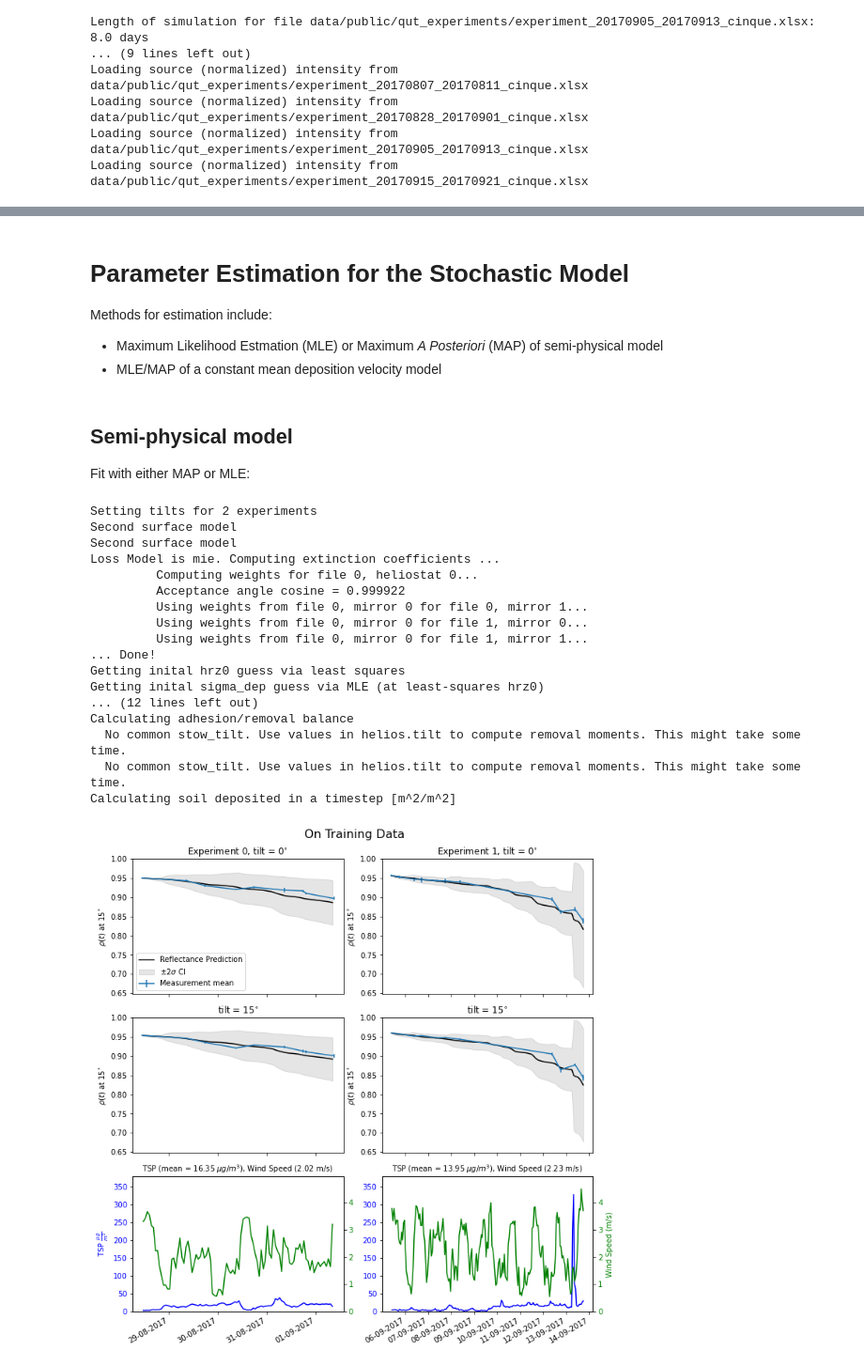
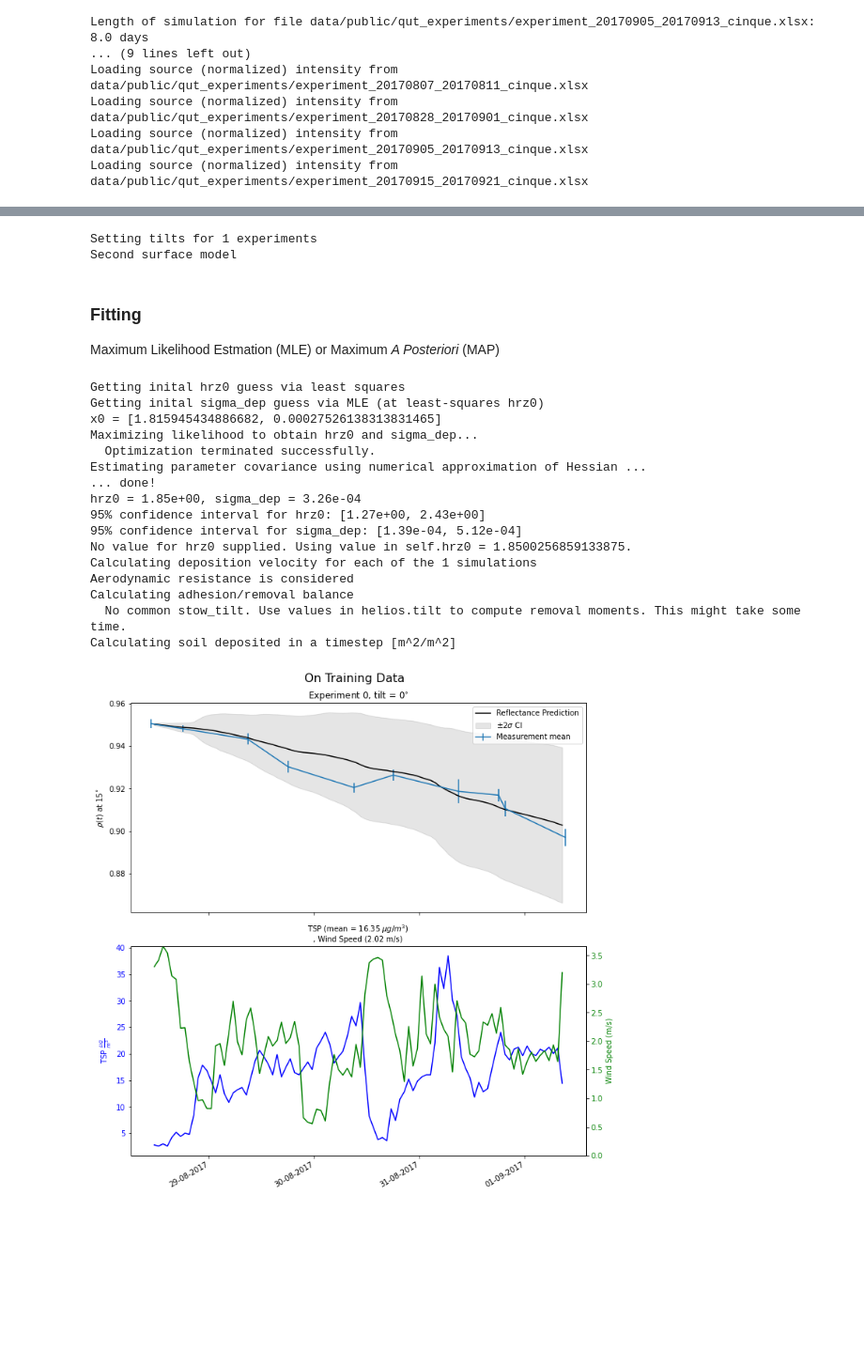
Before and after one commit to cholette/HelioSoil, a Jupyter notebook: demo_hrz0_fitting.ipynb, the cells around one changed output, grey strips where cells are left out. Shown at 94% size. Drawn from its saved outputs; the diff is of its cells as text; code cells hidden in the pictures; blank space fills up the shorter version.

```diff
--- a/demo_hrz0_fitting.ipynb
+++ b/demo_hrz0_fitting.ipynb
@@ -163,5 +155,5 @@ Fitting. Use training data only.
 # %%
-hrz0_multi,sse_multi = imodel.fit_hrz0_least_squares(sim_data_train,reflect_data_train)
+hrz0_multi,sse_multi = imodel.fit_least_squares(sim_data_train,reflect_data_train)
 imodel.update_model_parameters(hrz0_multi)
 # %% [output]
 Fitting hrz0 with least squares ...
@@ -169,0 +164,9 @@ Fitting hrz0 with least squares ...
+# %%
+imodel.helios_angles(sim_data_total,reflect_data_total,second_surface=second_surf)
+
+# Use the below if extinction weights are not necessarily the same for each file
+# imodel.helios.compute_extinction_weights(sim_data_total,imodel.loss_model,verbose=True)
+
+# case where extinction weights are known to be the same as the ext_weights from the training file
+file_inds = np.arange(len(files_experiment))
+imodel = smu.set_extinction_coefficients(imodel,ext_weights,file_inds)
@@ -207,66 +221,69 @@ Calculating soil deposited in a timestep [m^2/m^2]
+# %%
+imodel.helios_angles(   sim_data_train,
+                        reflect_data_train,
+                        second_surface=second_surf)
+
+# Use the below if extinction weights are not necessarily the same for each file
+# imodel.helios.compute_extinction_weights(   sim_data_train,
+#                                             imodel.loss_model,
+#                                             verbose=True
+#                                             )
+
+# case where extinction weights are known to be the same as the ext_weights from the training file
+file_inds = np.arange(len(files_experiment_train))
+imodel = smu.set_extinction_coefficients(imodel,ext_weights,file_inds)
+# %% [output]
+Setting tilts for 1 experiments
+Second surface model
 # %% [markdown]
-# Parameter Estimation for the Stochastic Model
-Methods for estimation include:
-* Maximum Likelihood Estmation (MLE) or Maximum *A Posteriori* (MAP) of semi-physical model
-* MLE/MAP of a constant mean deposition velocity model
+### Fitting
+Maximum Likelihood Estmation (MLE) or Maximum *A Posteriori* (MAP)
-# %% [markdown]
-## Semi-physical model
-Fit with either MAP or MLE:
 # %%
-imodel.helios_angles(   sim_data_train,
-                        reflect_data_train,
-                        second_surface=second_surf)
-
-imodel.helios.compute_extinction_weights(   sim_data_train,
-                                            imodel.loss_model,
-                                            verbose=True
-                                            )
 
 param_hat,param_cov = imodel.fit_mle(   sim_data_train,
                                         reflect_data_train,
                                         transform_to_original_scale=True    )
 
-# MAP Fitting
+# # MAP Fitting
 # sigma_h = np.log(np.log(10.0))
 # mu_h = np.log(np.log(2.0))
-# sigma_sigma_dep = 3.0
-# mu_sigma_dep = -5.0
+# sigma_sigma_dep = 5.0
+# mu_sigma_dep = -2.0
 # priors =    {   'log_log_hrz0': norm(scale=sigma_h,loc=mu_h),\
 #                 'log_sigma_dep': norm(scale=sigma_sigma_dep,loc=mu_sigma_dep)\
 #             }
 # param_hat,param_cov = imodel.fit_map(   sim_data_train,
 #                                         reflect_data_train,
 #                                         priors,verbose=True,
 #                                         transform_to_original_scale=True)
 
 
 s = np.sqrt(np.diag(param_cov))
 param_ci = param_hat + 1.96*s*np.array([[-1],[1]])
 hrz0_mle,sigma_dep_mle = param_hat
 imodel.update_model_parameters(param_hat)
 imodel.predict_reflectance(sim_data_train) # writes output into imodel.helios.soiling_factor
-imodel.plot_soiling_factor( sim_data_train,
+_,_,_ = imodel.plot_soiling_factor( sim_data_train,
                             reflectance_data=reflect_data_train,
                             figsize=(10,10),
                             reflectance_std='mean',
                             save_path="results/",
-                            fig_title="On Training Data"    );
+                            fig_title="On Training Data"    )
 # %% [output]
-Setting tilts for 2 experiments
-Second surface model
-Second surface model
-Loss Model is mie. Computing extinction coefficients ...
-         Computing weights for file 0, heliostat 0...
-         Acceptance angle cosine = 0.999922
-         Using weights from file 0, mirror 0 for file 0, mirror 1...
-         Using weights from file 0, mirror 0 for file 1, mirror 0...
-         Using weights from file 0, mirror 0 for file 1, mirror 1...
-... Done!
 Getting inital hrz0 guess via least squares
 Getting inital sigma_dep guess via MLE (at least-squares hrz0)
-... (12 lines left out)
+x0 = [1.815945434886682, 0.00027526138313831465]
+Maximizing likelihood to obtain hrz0 and sigma_dep...
+  Optimization terminated successfully.
+Estimating parameter covariance using numerical approximation of Hessian ...
+... done!
+hrz0 = 1.85e+00, sigma_dep = 3.26e-04
+95% confidence interval for hrz0: [1.27e+00, 2.43e+00]
+95% confidence interval for sigma_dep: [1.39e-04, 5.12e-04]
+No value for hrz0 supplied. Using value in self.hrz0 = 1.8500256859133875.
+Calculating deposition velocity for each of the 1 simulations
+Aerodynamic resistance is considered
 Calculating adhesion/removal balance
   No common stow_tilt. Use values in helios.tilt to compute removal moments. This might take some time.
-  No common stow_tilt. Use values in helios.tilt to compute removal moments. This might take some time.
 Calculating soil deposited in a timestep [m^2/m^2]
-[figure, old version]
+[figure, new version]
```
Also changed, not shown: parts of 29 cells of this notebook, 10 other files.
